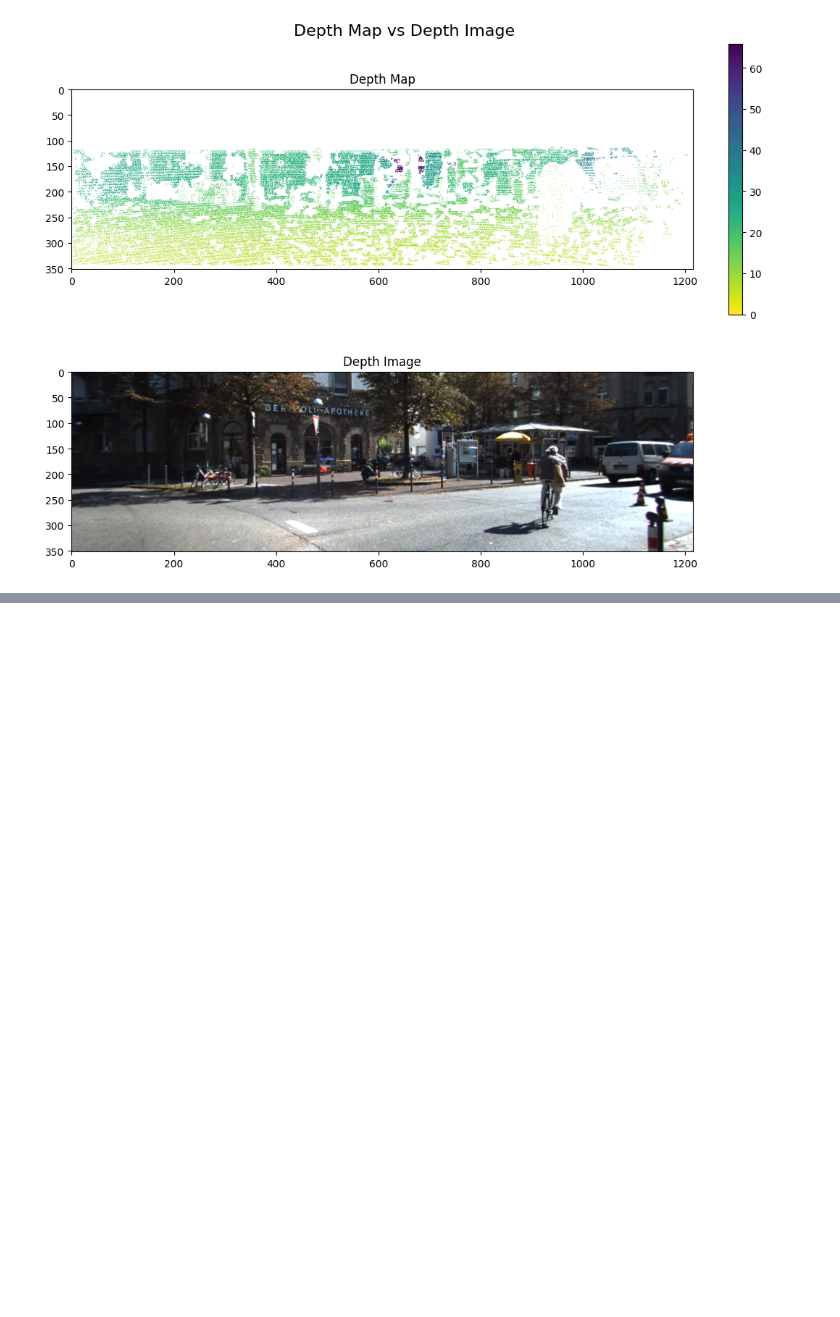
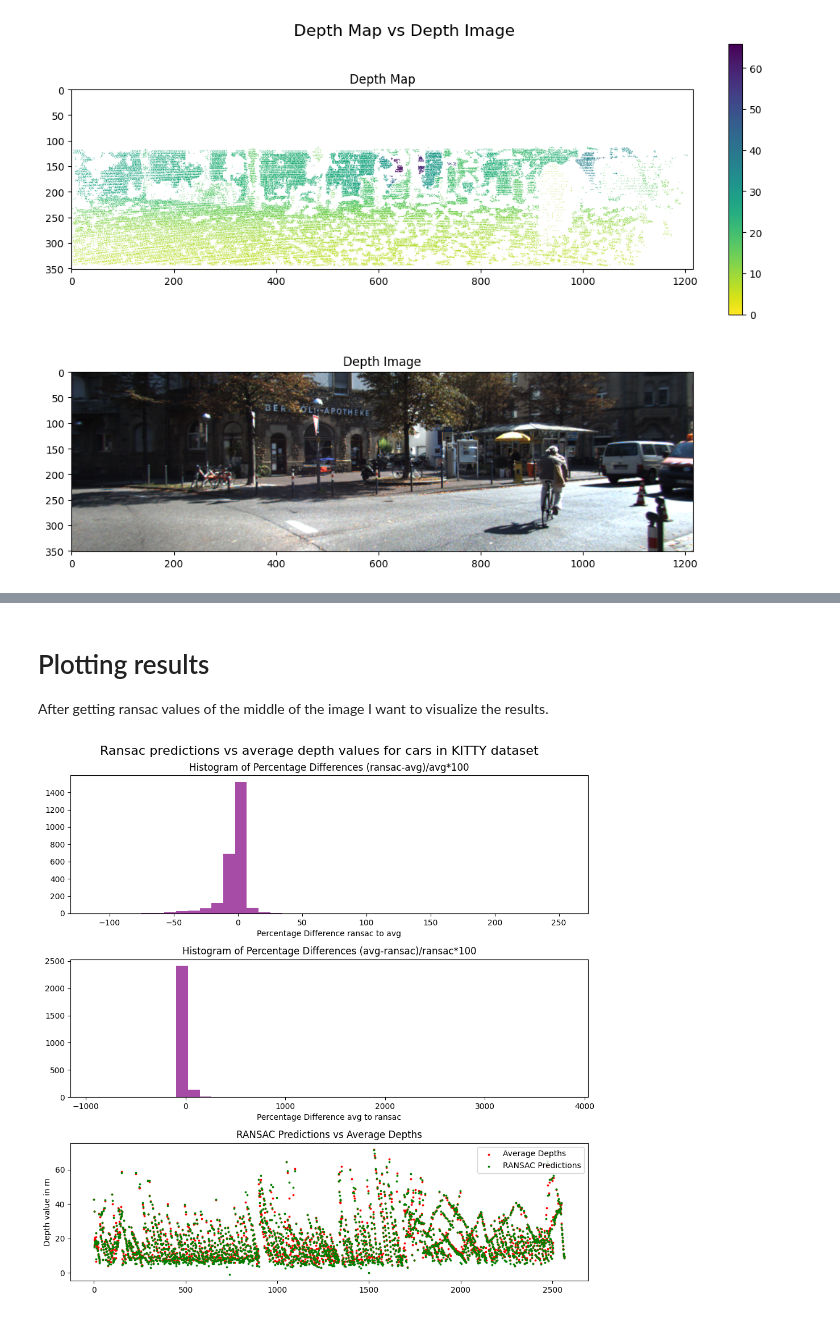
Before and after one commit to TPdkr/thesis, a Jupyter notebook: src/test.ipynb, the cells around one changed output, grey strips where cells are left out. Drawn from its saved outputs; the diff is of its cells as text; code cells hidden in the pictures; blank space fills up the shorter version.

Commit message:
graphic is now there and i think the depth values are not that different for avg vs ransac

```diff
--- a/src/test.ipynb
+++ b/src/test.ipynb
@@ -46,0 +58,2 @@ plt.show()
+# %%
+images_with_cars = listPicsWith(KITTY_PATH, CAR_YOLO_CLASSES, KITTY_CONF, True)
@@ -76,0 +176,32 @@ ratios: [    0.99254]
+# %%
+ratios_combined = (ransac_preds_combined-avgs_combined)/avgs_combined *100
+ratios_combined_inv = (avgs_combined-ransac_preds_combined)/ransac_preds_combined *100
+# %% [markdown]
+# Plotting results
+
+After getting ransac values of the middle of the image I want to visualize the results.
+# %%
+fig, ax = plt.subplots(nrows=3, ncols=1,figsize=(10, 10))
+
+axes = ax.flatten()
+
+axes[0].hist(ratios_combined, bins=40, color='purple', alpha=0.7)
+axes[0].set_title('Histogram of Percentage Differences (ransac-avg)/avg*100')
+axes[0].set_xlabel('Percentage Difference ransac to avg')
+
+axes[1].hist(ratios_combined_inv, bins=40, color='purple', alpha=0.7)
+axes[1].set_title('Histogram of Percentage Differences (avg-ransac)/ransac*100')
+axes[1].set_xlabel('Percentage Difference avg to ransac')
+
+indicies = np.arange(len(ratios_combined))
+axes[2].scatter(indicies, avgs_combined, color='red', label='Average Depths', s=3)
+axes[2].scatter(indicies, ransac_preds_combined, color='green', label='RANSAC Predictions',s=3)
+axes[2].set_title('RANSAC Predictions vs Average Depths')
+axes[2].set_ylabel("Depth value in m")
+
+plt.suptitle("Ransac predictions vs average depth values for cars in KITTY dataset", fontsize=16)
+plt.tight_layout()
+plt.legend()
+plt.show()
+# %% [output]
+[figure, added]
```
Also changed, not shown: parts of 4 cells of this notebook, 1 other file.
